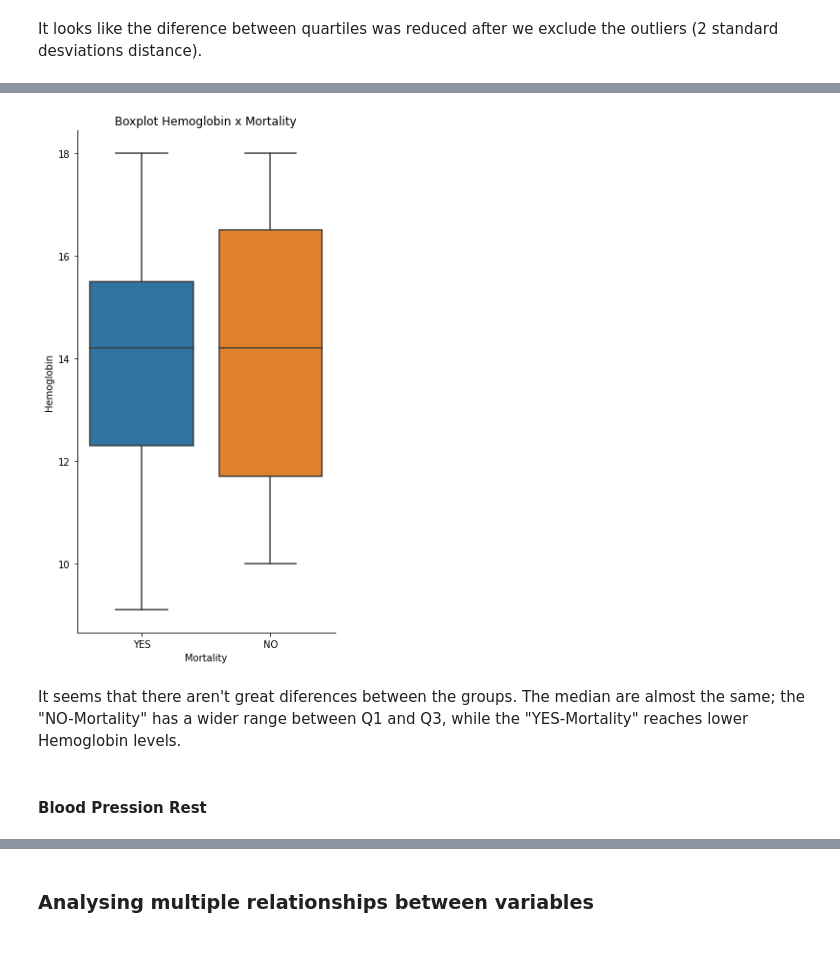
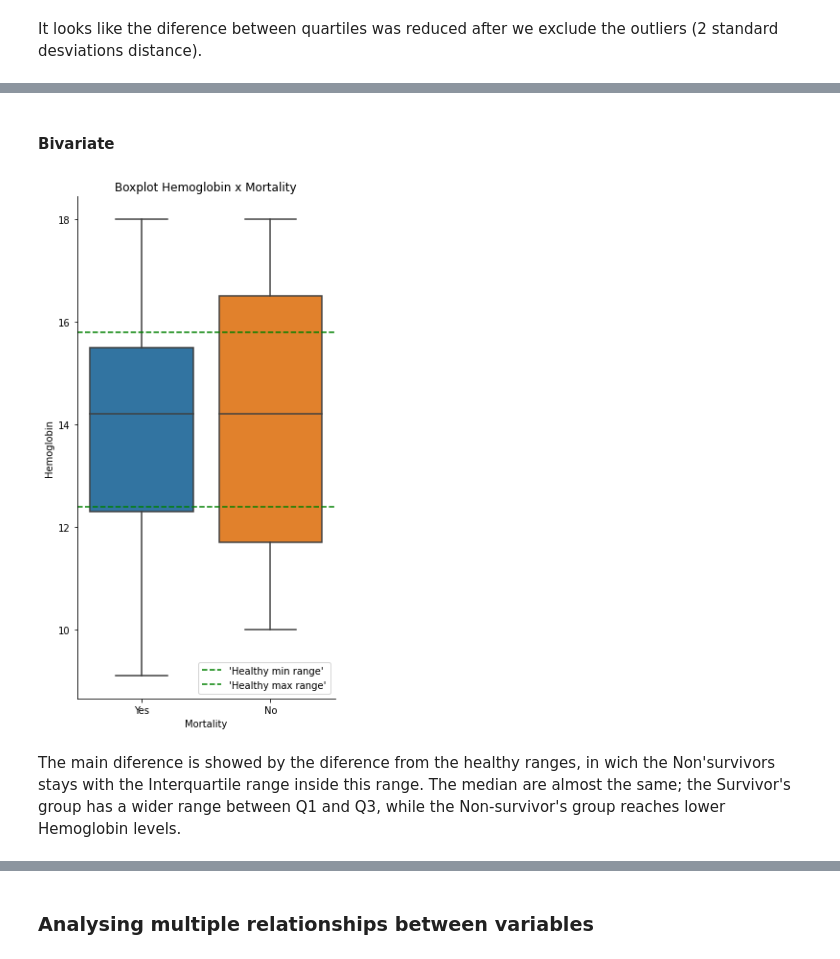
Before and after one commit to RenanGroot/EDA-Heart-Failure, a Jupyter notebook: Heart-Failure-EDA.ipynb, the cells around one changed output, grey strips where cells are left out. Drawn from its saved outputs; the diff is of its cells as text; code cells hidden in the pictures.

Commit message:
Jupyter Notebook Update

```diff
--- a/Heart-Failure-EDA.ipynb
+++ b/Heart-Failure-EDA.ipynb
@@ -626,12 +708,22 @@ It looks like the diference between quartiles was reduced after we exclude the o
+# %% [markdown]
+#### Bivariate
 # %%
-graph = sns.catplot(data=df_categorical, y="Hemoglobin", x="Mortality", kind="box",  height=8, aspect=9/16)
+# Selecting plot data and plotting type
+graph = sns.catplot(data=df_numeric.replace({1:"Yes",0:"No"}), y="Hemoglobin", x="Mortality", kind="box",  height=8, aspect=9/16)
 
+# Setting the healthy's range lines
+graph.refline(y=12.4, color='green', ls='--', lw=1.5, label="'Healthy min range'")
+graph.refline(y=15.8, color='green', ls='--', lw=1.5, label="'Healthy max range'")
+
+# Setting plot's title
 graph.set(title="Boxplot Hemoglobin x Mortality")
 
+# Plotting legend for the lines
+plt.legend()
+
+# Showing plot on JupyterNotebook
 plt.show()
 # %% [output]
-[figure, old version]
+[figure, new version]
 # %% [markdown]
-It seems that there aren't great diferences between the groups. The median are almost the same; the "NO-Mortality" has a wider range between Q1 and Q3, while the "YES-Mortality" reaches lower Hemoglobin levels.
+The main diference is showed by the diference from the healthy ranges, in wich the Non'survivors stays with the Interquartile range inside this range. The median are almost the same; the Survivor's group has a wider range between Q1 and Q3, while the Non-survivor's group reaches lower Hemoglobin levels.
-# %% [markdown]
-#### Blood Pression Rest
```
Also changed, not shown: parts of 97 cells of this notebook.
